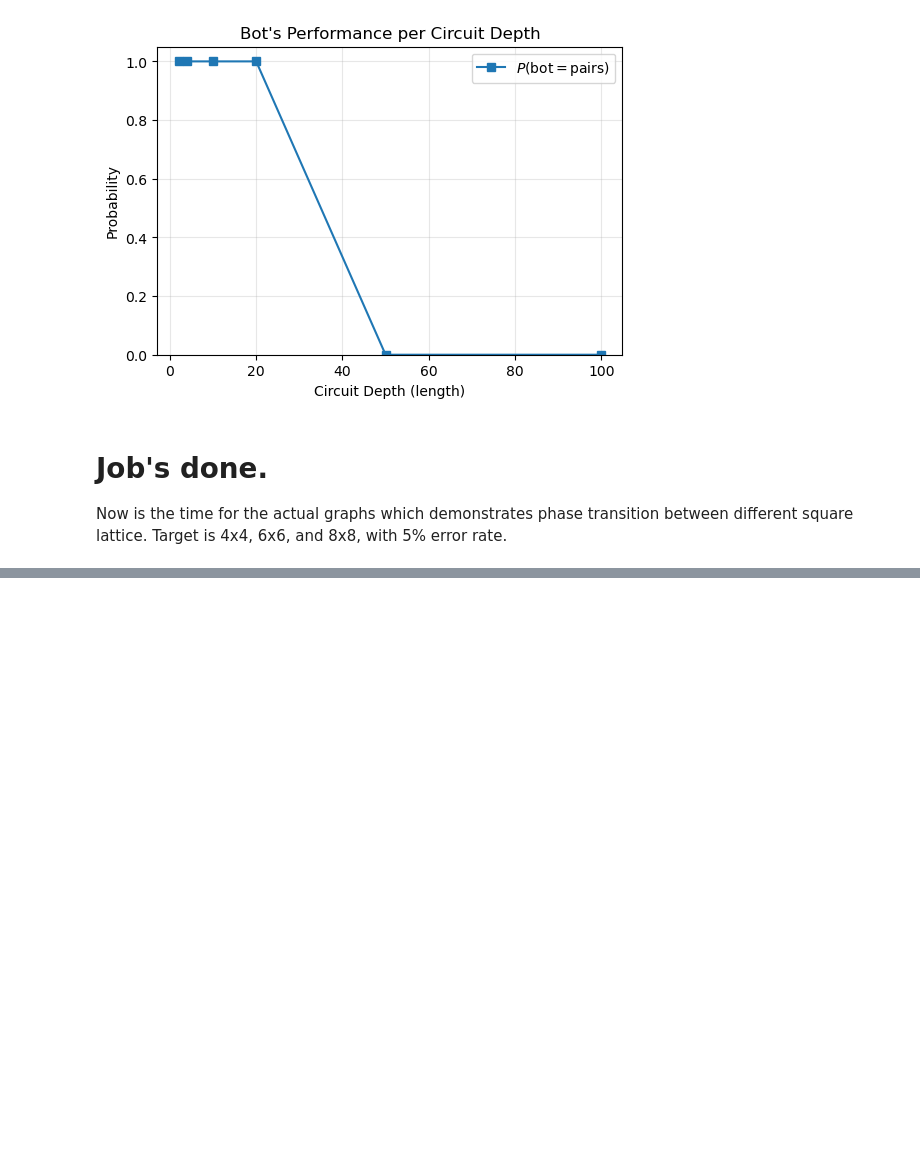
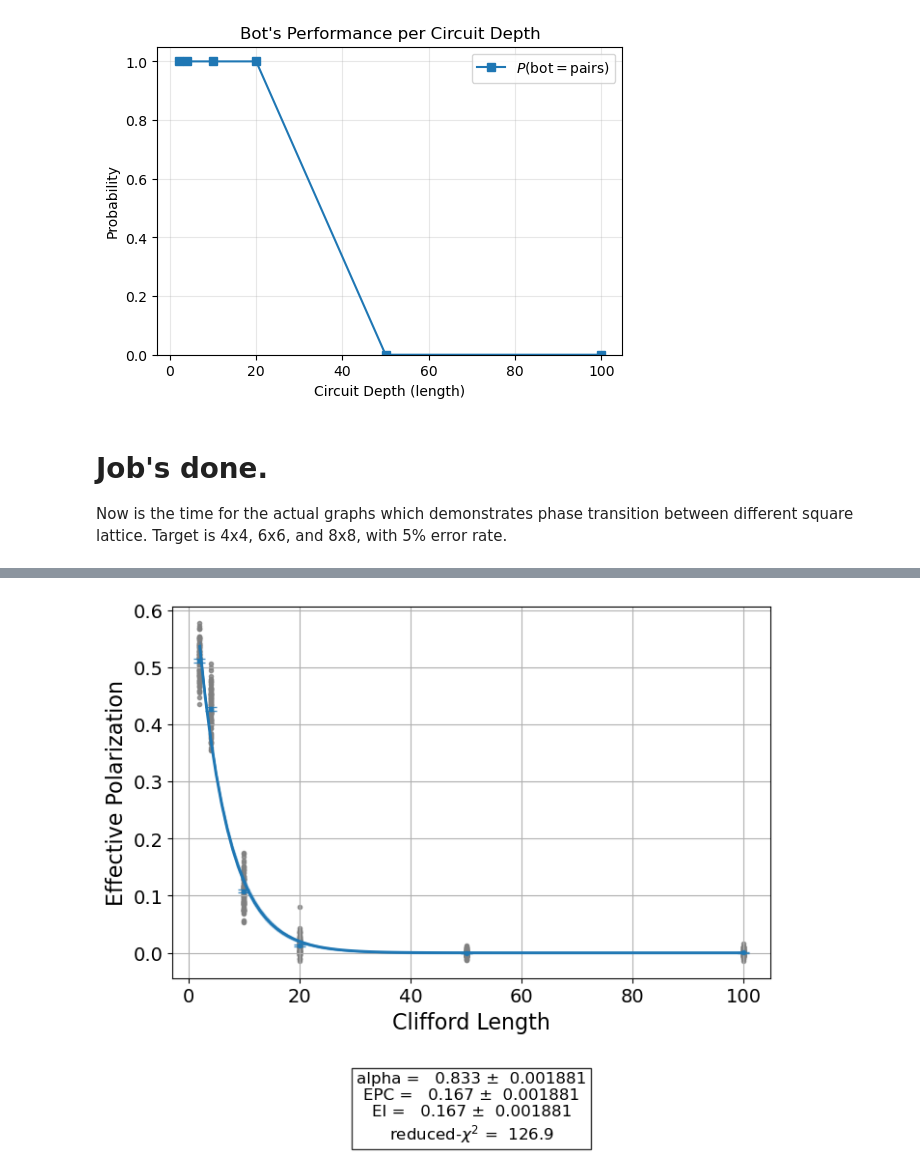
Before and after one commit to moth-quantum/qiskit-device-benchmarking, a Jupyter notebook: mirror_qa_topo.ipynb, the cells around one changed output, grey strips where cells are left out. Drawn from its saved outputs; the diff is of its cells as text; code cells hidden in the pictures; blank space fills up the shorter version.

```diff
--- a/mirror_qa_topo.ipynb
+++ b/mirror_qa_topo.ipynb
@@ -436,5 +623,7 @@ for i in range(len(exp._pairs)):
 # %%
-exp.analysis.set_options(analyzed_quantity="Effective Polarization")
-analysis = exp.analysis.run(rb_data)
+exp1.analysis.set_options(analyzed_quantity="Effective Polarization")
+analysis1 = exp1.analysis.run(rb_data1)
 # %%
-analysis.figure(0)
+analysis1.figure(0)
+# %% [output]
+[figure, added]
```
Also changed, not shown: parts of 16 cells of this notebook, 3 other files.
